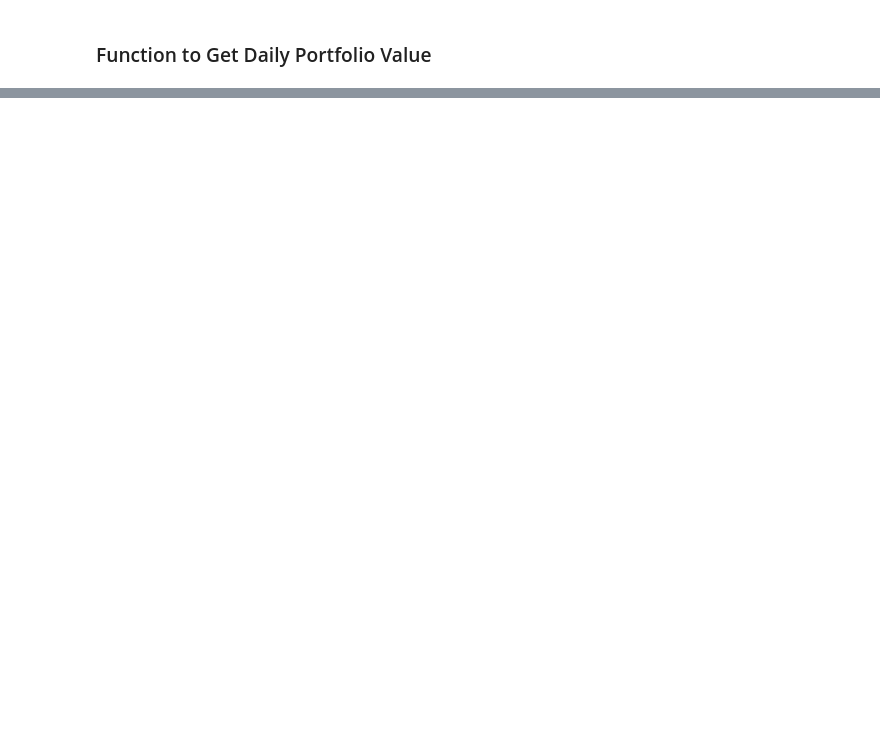
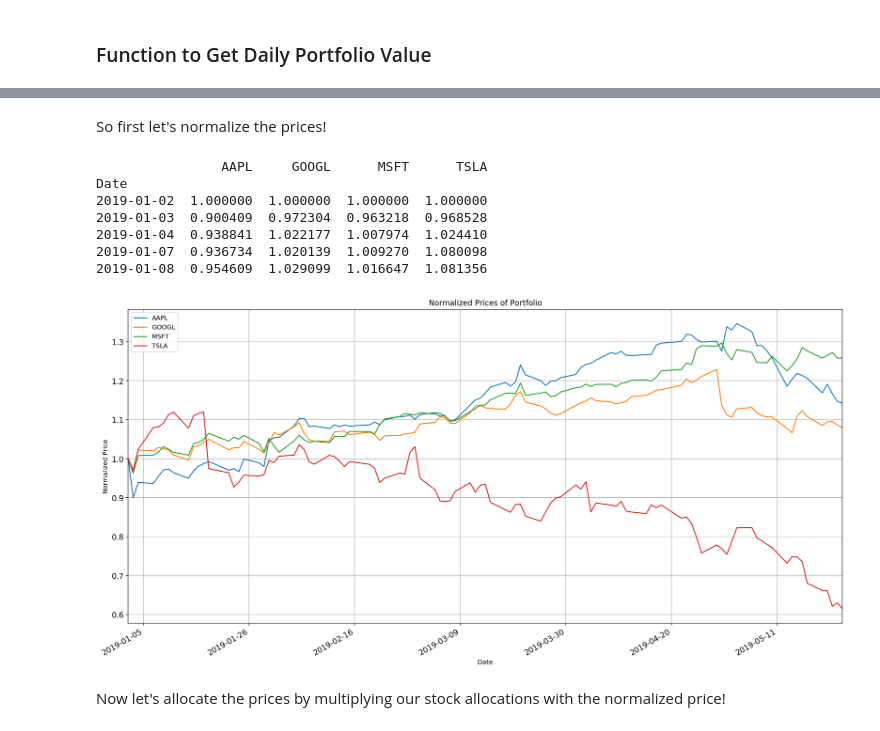
Before and after one commit to AashinShazar/TradingML, a Jupyter notebook: PortfolioEvaluator/PortfolioEvaluator.ipynb, the cells around one changed output, grey strips where cells are left out. Drawn from its saved outputs; the diff is of its cells as text; code cells hidden in the pictures; blank space fills up the shorter version.

```diff
--- a/PortfolioEvaluator/PortfolioEvaluator.ipynb
+++ b/PortfolioEvaluator/PortfolioEvaluator.ipynb
@@ -284,0 +278,3 @@ def dailyPortfolioValue(stockDataList):
+# %%
+import yfinance as yf
+portfolioData = yf.download("MSFT  AAPL  GOOGL  TSLA", start="2019-01-02", end="2019-05-24")
@@ -284,0 +293,26 @@ def dailyPortfolioValue(stockDataList):
+# %% [markdown]
+So first let's normalize the prices!
+# %%
+def get_normed_prices(prices):
+    return prices / prices.iloc[0].values
+
+normed = get_normed_prices(portfolioData['Adj Close'])
+print(normed.head())
+
+dr = normed
+ax = dr.plot(title='Normalized Prices of Portfolio', fontsize=12)
+ax.set_xlabel('Date')
+ax.set_ylabel('Normalized Price')
+plt.grid()
+plt.show()
+# %% [output]
+                AAPL     GOOGL      MSFT      TSLA
+Date
+2019-01-02  1.000000  1.000000  1.000000  1.000000
+2019-01-03  0.900409  0.972304  0.963218  0.968528
+2019-01-04  0.938841  1.022177  1.007974  1.024410
+2019-01-07  0.936734  1.020139  1.009270  1.080098
+2019-01-08  0.954609  1.029099  1.016647  1.081356
+[figure, added]
+# %% [markdown]
+Now let's allocate the prices by multiplying our stock allocations with the normalized price!
```
Also changed, not shown: parts of 38 cells of this notebook.
